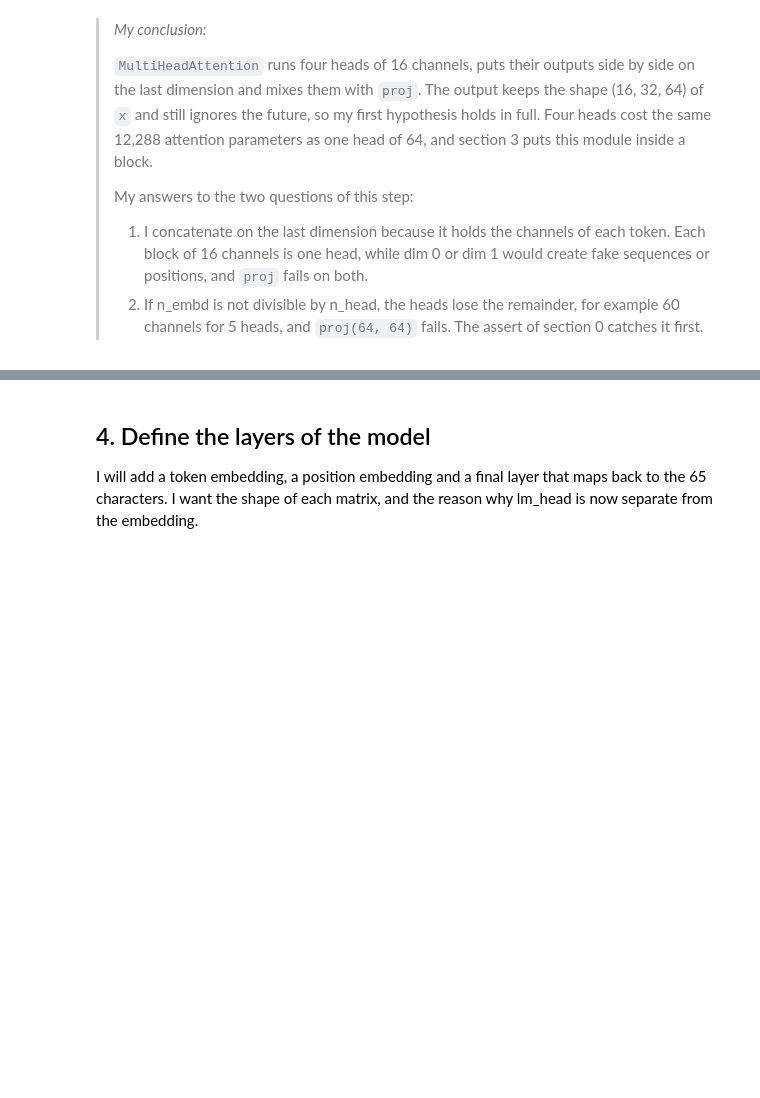
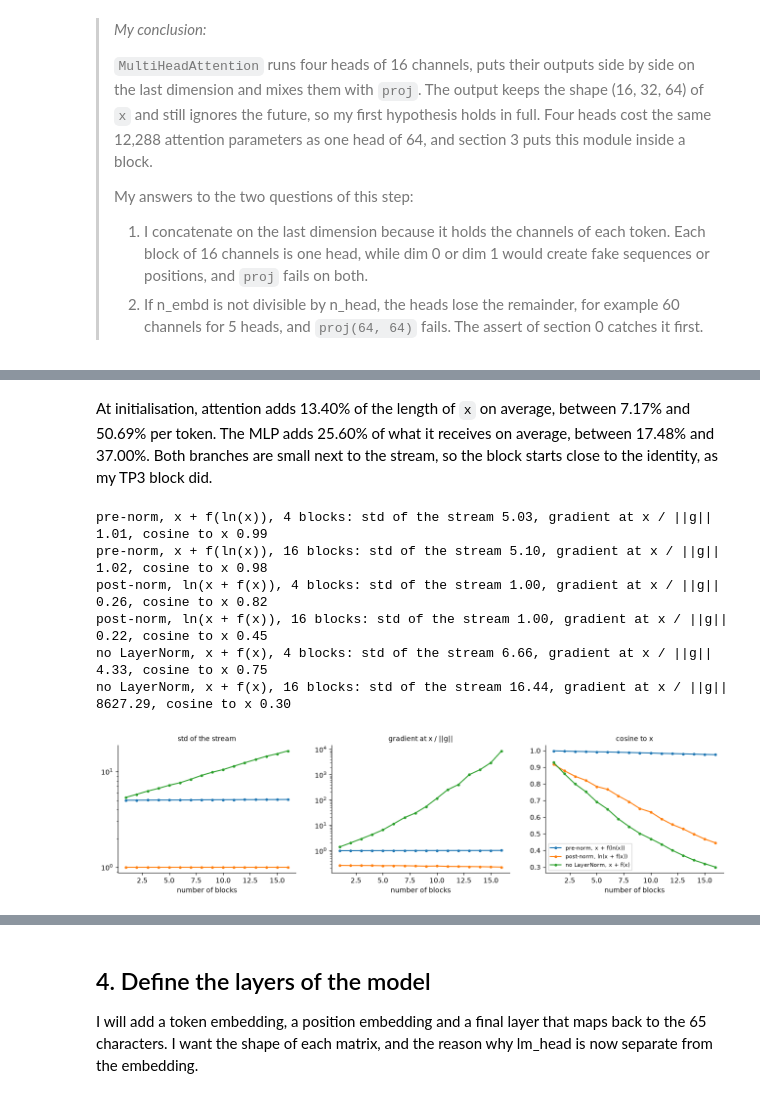
Before and after one commit to mcrayssac/ING3_IAA_GB_NLP, a Jupyter notebook: TP4_transformers.ipynb, the cells around one changed output, grey strips where cells are left out. Saved outputs shown, nothing was run; the diff lists cells and outputs as text; code cells hidden in the pictures; blank space fills up the shorter version.

```diff
--- a/TP4_transformers.ipynb
+++ b/TP4_transformers.ipynb
@@ -561,0 +667,46 @@ I will reuse my MLP of TP3 and alternate attention and feed-forward, each with i
+# %% [markdown]
+At initialisation, attention adds 13.40% of the length of `x` on average, between 7.17% and 50.69% per token. The MLP adds 25.60% of what it receives on average, between 17.48% and 37.00%. Both branches are small next to the stream, so the block starts close to the identity, as my TP3 block did.
+# %%
+# In which order? Pre-norm, post-norm and no LayerNorm on 16 fresh blocks, input scaled by 5.
+torch.manual_seed(RANDOM_STATE)
+blocks = [Block(n_embd, n_head) for _ in range(16)]
+g = torch.randn(batch_size, block_size, n_embd)  # a fixed direction, loss = (z * g).sum()
+ORDERS = {'pre-norm, x + f(ln(x))': lambda z, f, ln: z + f(ln(z)),
+          'post-norm, ln(x + f(x))': lambda z, f, ln: ln(z + f(z)),
+          'no LayerNorm, x + f(x)': lambda z, f, ln: z + f(z)}
+METRICS = ['std of the stream', 'gradient at x / ||g||', 'cosine to x']
+history = {name: {metric: [] for metric in METRICS} for name in ORDERS}
+for name, step in ORDERS.items():
+    for depth in range(1, 17):
+        start = (5 * x).detach().requires_grad_()
+        z = start
+        for b in blocks[:depth]:
+            z = step(step(z, b.sa, b.ln1), b.ffwd, b.ln2)
+        (z * g).sum().backward()
+        history[name]['std of the stream'].append(z.std().item())
+        history[name]['gradient at x / ||g||'].append((start.grad.norm() / g.norm()).item())
+        history[name]['cosine to x'].append(
+            F.cosine_similarity(z.flatten(), start.flatten(), dim=0).item())
+    for depth in (4, 16):
+        print(f'{name}, {depth} blocks: '
+              + ', '.join(f'{metric} {history[name][metric][depth - 1]:.2f}' for metric in METRICS))
+
+fig, axes = plt.subplots(1, 3, figsize=(16, 3.4))
+for ax, metric in zip(axes, METRICS):
+    for name in ORDERS:
+        ax.plot(range(1, 17), history[name][metric], marker='o', markersize=3, label=name)
+    ax.set_xlabel('number of blocks')
+    ax.set_title(metric, fontsize=10)
+    ax.spines[['top', 'right']].set_visible(False)
+for ax in axes[:2]:
+    ax.set_yscale('log')
+axes[2].legend(fontsize=8)
+plt.show()
+# %% [output]
+pre-norm, x + f(ln(x)), 4 blocks: std of the stream 5.03, gradient at x / ||g|| 1.01, cosine to x 0.99
+pre-norm, x + f(ln(x)), 16 blocks: std of the stream 5.10, gradient at x / ||g|| 1.02, cosine to x 0.98
+post-norm, ln(x + f(x)), 4 blocks: std of the stream 1.00, gradient at x / ||g|| 0.26, cosine to x 0.82
+post-norm, ln(x + f(x)), 16 blocks: std of the stream 1.00, gradient at x / ||g|| 0.22, cosine to x 0.45
+no LayerNorm, x + f(x), 4 blocks: std of the stream 6.66, gradient at x / ||g|| 4.33, cosine to x 0.75
+no LayerNorm, x + f(x), 16 blocks: std of the stream 16.44, gradient at x / ||g|| 8627.29, cosine to x 0.30
+[figure, added]
```
Also changed, not shown: parts of 14 cells of this notebook, 4 other files.
